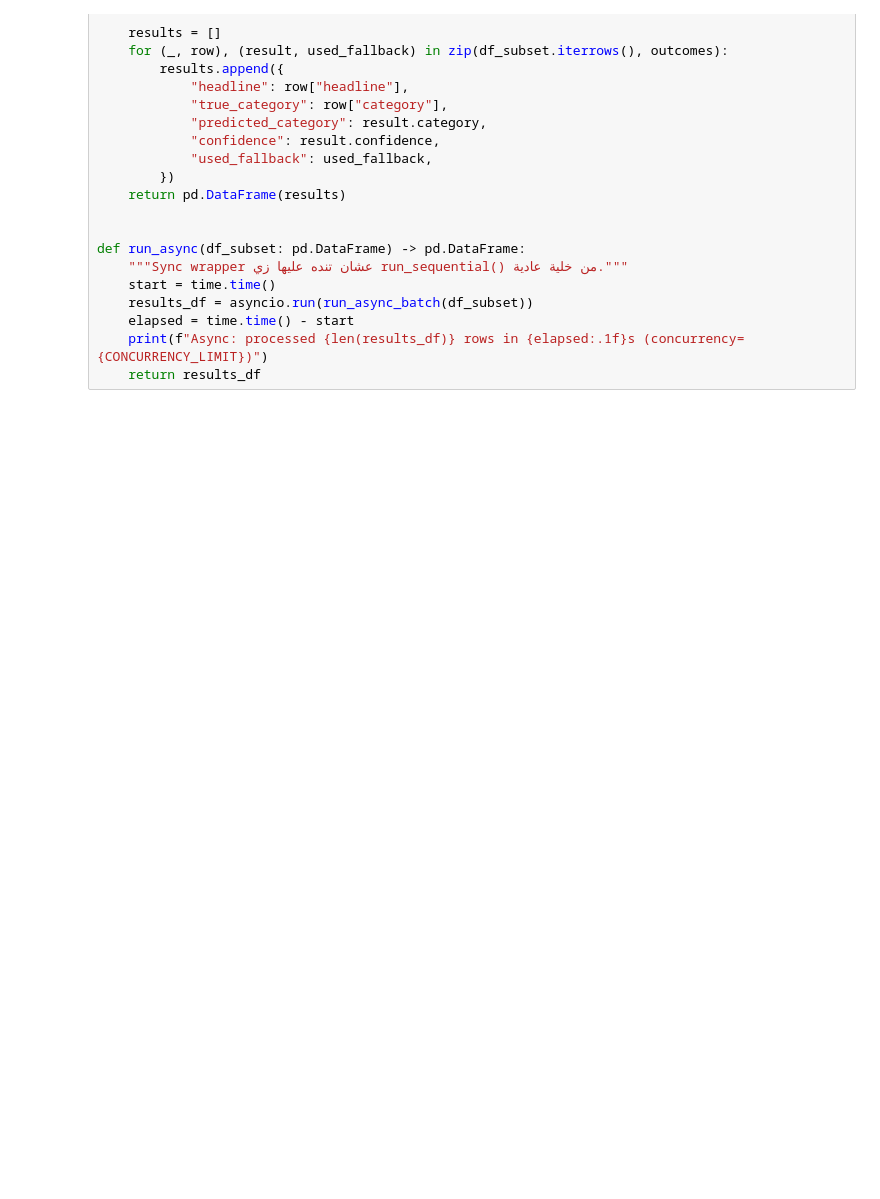
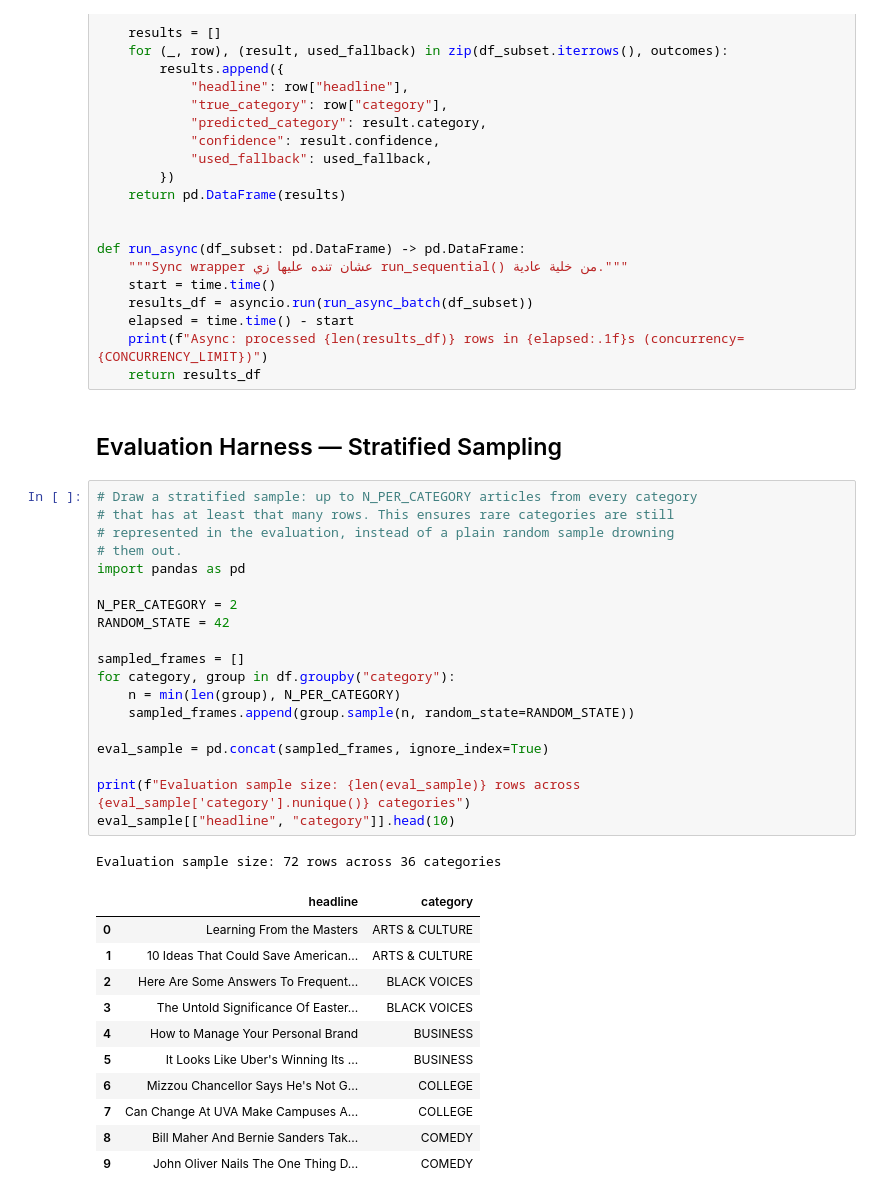
Before and after one commit to DEPI-AIS7-S1-GROUP1/news-intelligence-pipeline, a Jupyter notebook: News_Intelligence.ipynb, the cells around one changed output. Drawn from its saved outputs; the diff is of its cells as text; blank space fills up the shorter version.

```diff
--- a/News_Intelligence.ipynb
+++ b/News_Intelligence.ipynb
@@ -656,3 +652,37 @@ def run_async(df_subset: pd.DataFrame) -> pd.DataFrame:
     elapsed = time.time() - start
     print(f"Async: processed {len(results_df)} rows in {elapsed:.1f}s (concurrency={CONCURRENCY_LIMIT})")
     return results_df
+# %% [markdown]
+## Evaluation Harness — Stratified Sampling
+# %%
+# Draw a stratified sample: up to N_PER_CATEGORY articles from every category
+# that has at least that many rows. This ensures rare categories are still
+# represented in the evaluation, instead of a plain random sample drowning
+# them out.
+import pandas as pd
+
+N_PER_CATEGORY = 2
+RANDOM_STATE = 42
+
+sampled_frames = []
+for category, group in df.groupby("category"):
+    n = min(len(group), N_PER_CATEGORY)
+    sampled_frames.append(group.sample(n, random_state=RANDOM_STATE))
+
+eval_sample = pd.concat(sampled_frames, ignore_index=True)
+
+print(f"Evaluation sample size: {len(eval_sample)} rows across {eval_sample['category'].nunique()} categories")
+eval_sample[["headline", "category"]].head(10)
+# %% [output]
+Evaluation sample size: 72 rows across 36 categories
+|  | headline | category |
+| 0 | Learning From the Masters | ARTS & CULTURE |
+| 1 | 10 Ideas That Could Save American... | ARTS & CULTURE |
+| 2 | Here Are Some Answers To Frequent... | BLACK VOICES |
+| 3 | The Untold Significance Of Easter... | BLACK VOICES |
+| 4 | How to Manage Your Personal Brand | BUSINESS |
+| 5 | It Looks Like Uber's Winning Its ... | BUSINESS |
+| 6 | Mizzou Chancellor Says He's Not G... | COLLEGE |
+| 7 | Can Change At UVA Make Campuses A... | COLLEGE |
+| 8 | Bill Maher And Bernie Sanders Tak... | COMEDY |
+| 9 | John Oliver Nails The One Thing D... | COMEDY |
```
Also changed, not shown: parts of 14 cells of this notebook.
